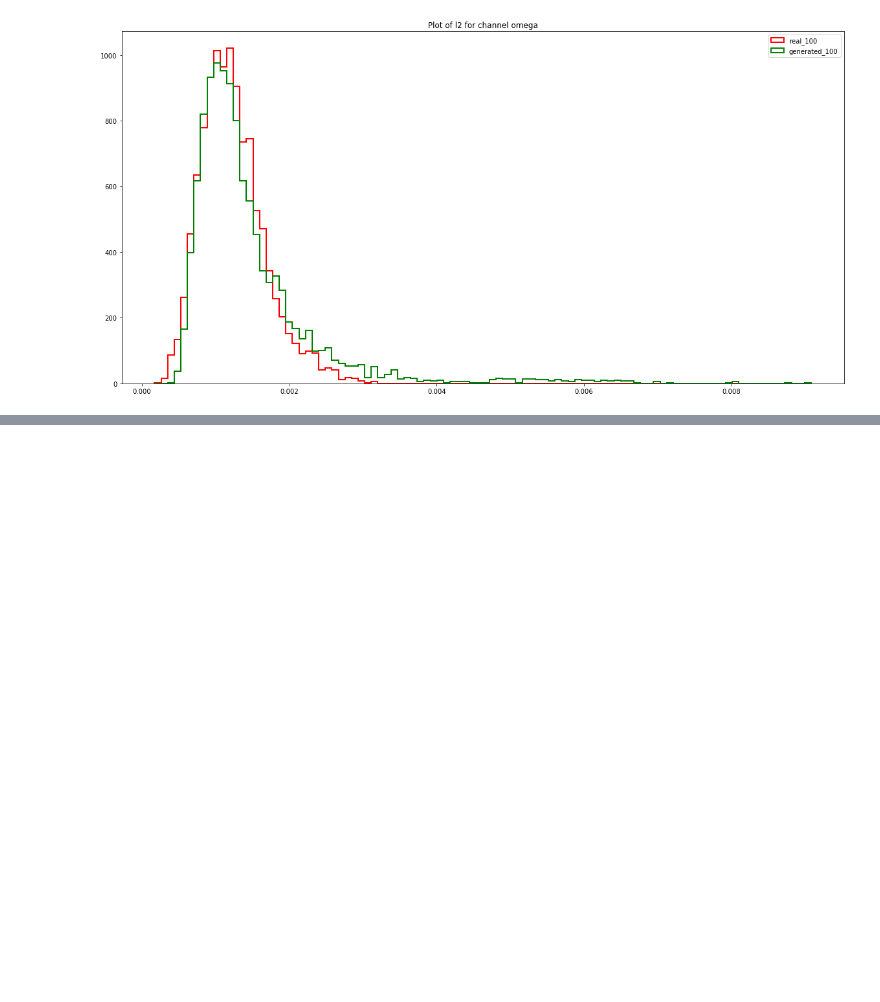
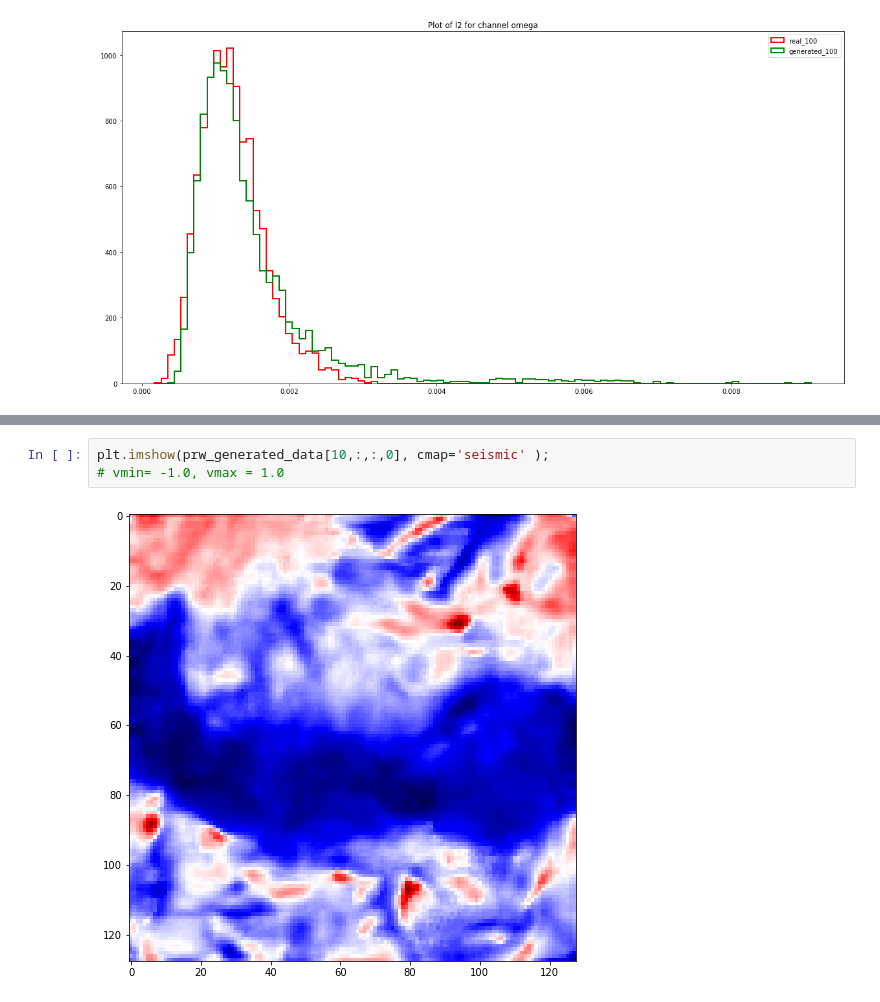
Before and after one commit to rishabh135/climate_stylegan, a Jupyter notebook: jupyter_notebooks/StyleGAN_v1_results_working.ipynb, the cells around one changed output, grey strips where cells are left out. Drawn from its saved outputs; the diff is of its cells as text; blank space fills up the shorter version.

```diff
--- a/jupyter_notebooks/StyleGAN_v1_results_working.ipynb
+++ b/jupyter_notebooks/StyleGAN_v1_results_working.ipynb
@@ -1126,0 +1327,5 @@ for chan in range(channels):
+# %%
+plt.imshow(prw_generated_data[10,:,:,0], cmap='seismic' );
+# vmin= -1.0, vmax = 1.0
+# %% [output]
+[figure, added]
```
Also changed, not shown: parts of 6 cells of this notebook, 5 other files.
